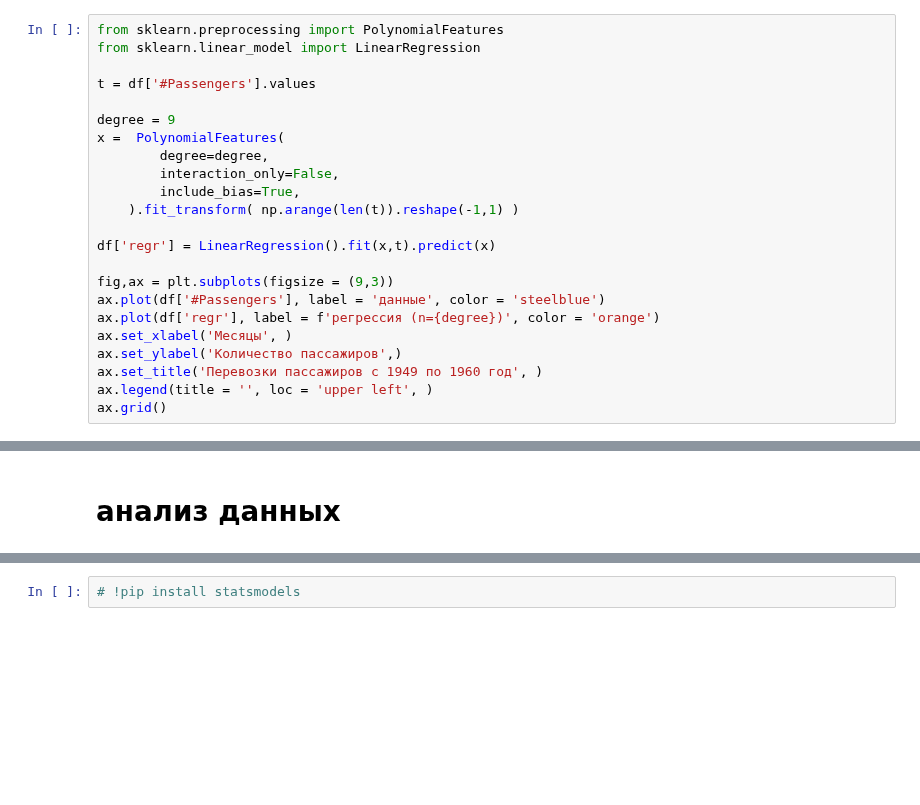
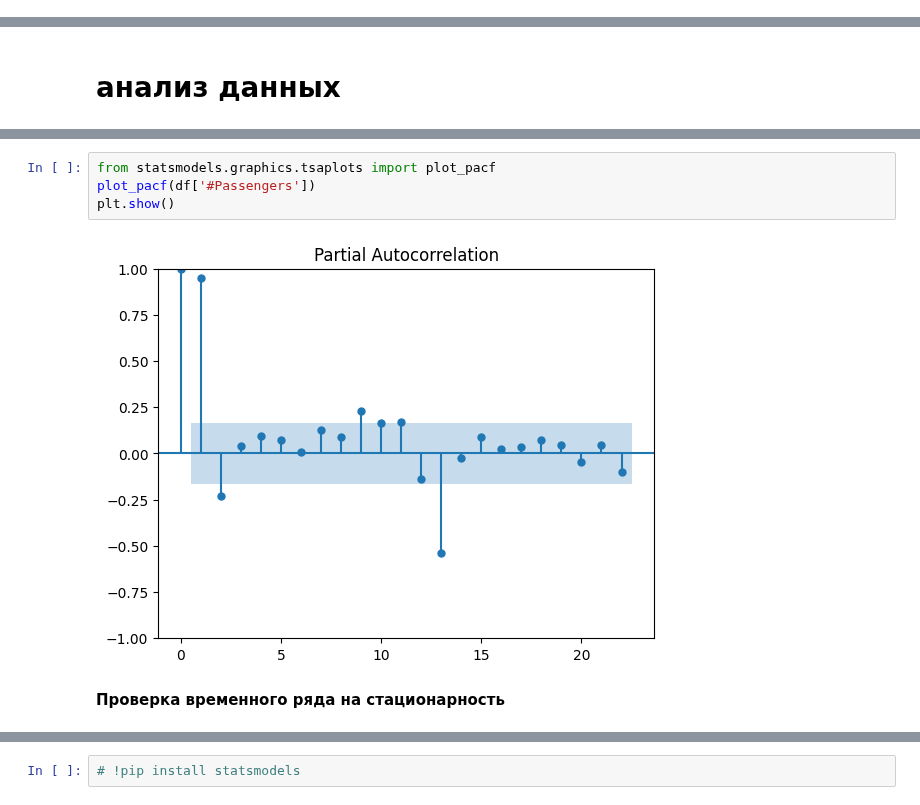
Before and after one commit to mechanoid5/ml_lectorium_2024_I, a Jupyter notebook: examples/22-time-series/01-arima-pass.ipynb, the cells around one changed output, grey strips where cells are left out. Cells and saved outputs as stored; diff of their text form; blank space fills up the shorter version.

```diff
--- a/examples/22-time-series/01-arima-pass.ipynb
+++ b/examples/22-time-series/01-arima-pass.ipynb
@@ -77,23 +74,0 @@ ax.grid()
-# %%
-from sklearn.preprocessing import PolynomialFeatures
-from sklearn.linear_model import LinearRegression
-
-t = df['#Passengers'].values
-
-degree = 9
-x =  PolynomialFeatures(
-        degree=degree,
-        interaction_only=False,
-        include_bias=True,
-    ).fit_transform( np.arange(len(t)).reshape(-1,1) )
-
-df['regr'] = LinearRegression().fit(x,t).predict(x)
-
-fig,ax = plt.subplots(figsize = (9,3))
-ax.plot(df['#Passengers'], label = 'данные', color = 'steelblue')
-ax.plot(df['regr'], label = f'регрессия (n={degree})', color = 'orange')
-ax.set_xlabel('Месяцы', )
-ax.set_ylabel('Количество пассажиров',)
-ax.set_title('Перевозки пассажиров с 1949 по 1960 год', )
-ax.legend(title = '', loc = 'upper left', )
-ax.grid()
@@ -103,0 +85,8 @@ ax.grid()
+# %%
+from statsmodels.graphics.tsaplots import plot_pacf
+plot_pacf(df['#Passengers'])
+plt.show()
+# %% [output]
+[figure, added]
+# %% [markdown]
+__Проверка временного ряда на стационарность__
```
Also changed, not shown: parts of 41 cells of this notebook, 2 other files.
